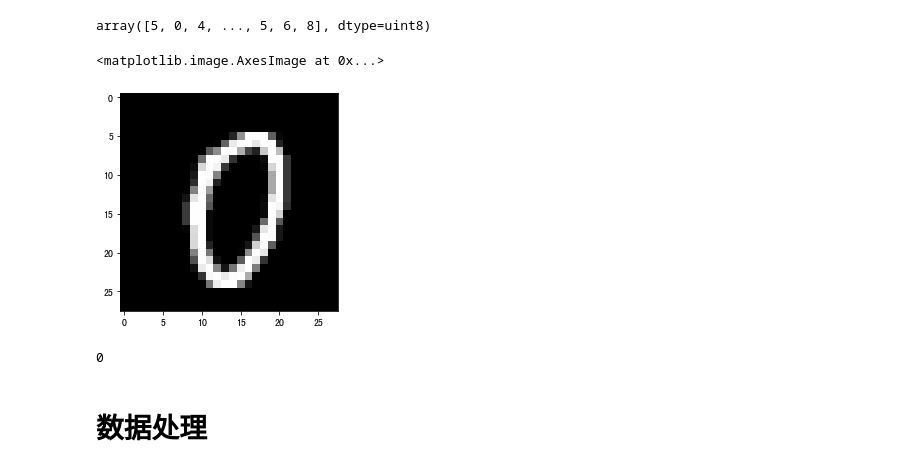
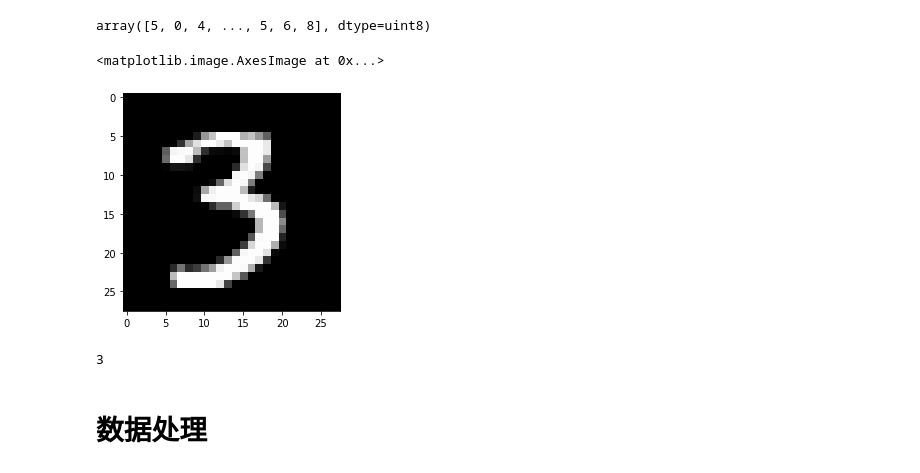
Before and after one commit to 1250681923/Deep-Learning-Base, a Jupyter notebook: 06.minist demo.ipynb, the cells around one changed output. Drawn from its saved outputs; the diff is of its cells as text; code cells hidden in the pictures.

```diff
--- a/06.minist demo.ipynb
+++ b/06.minist demo.ipynb
@@ -34,15 +34,17 @@ y_train
 array([5, 0, 4, ..., 5, 6, 8], dtype=uint8)
 # %%
 # 显示数据
+#创建画布
 plt.figure()
-plt.imshow(x_train[1000],cmap="gray")
+#输出
+plt.imshow(x_train[10000],cmap="gray")
 # %% [output]
 <matplotlib.image.AxesImage at 0x...>
-[figure, old version]
+[figure, new version]
 # %%
-y_train[1000]
+y_train[10000]
 # %% [output]
-0
+3
 # %% [markdown]
 # 数据处理
 # %%
```
